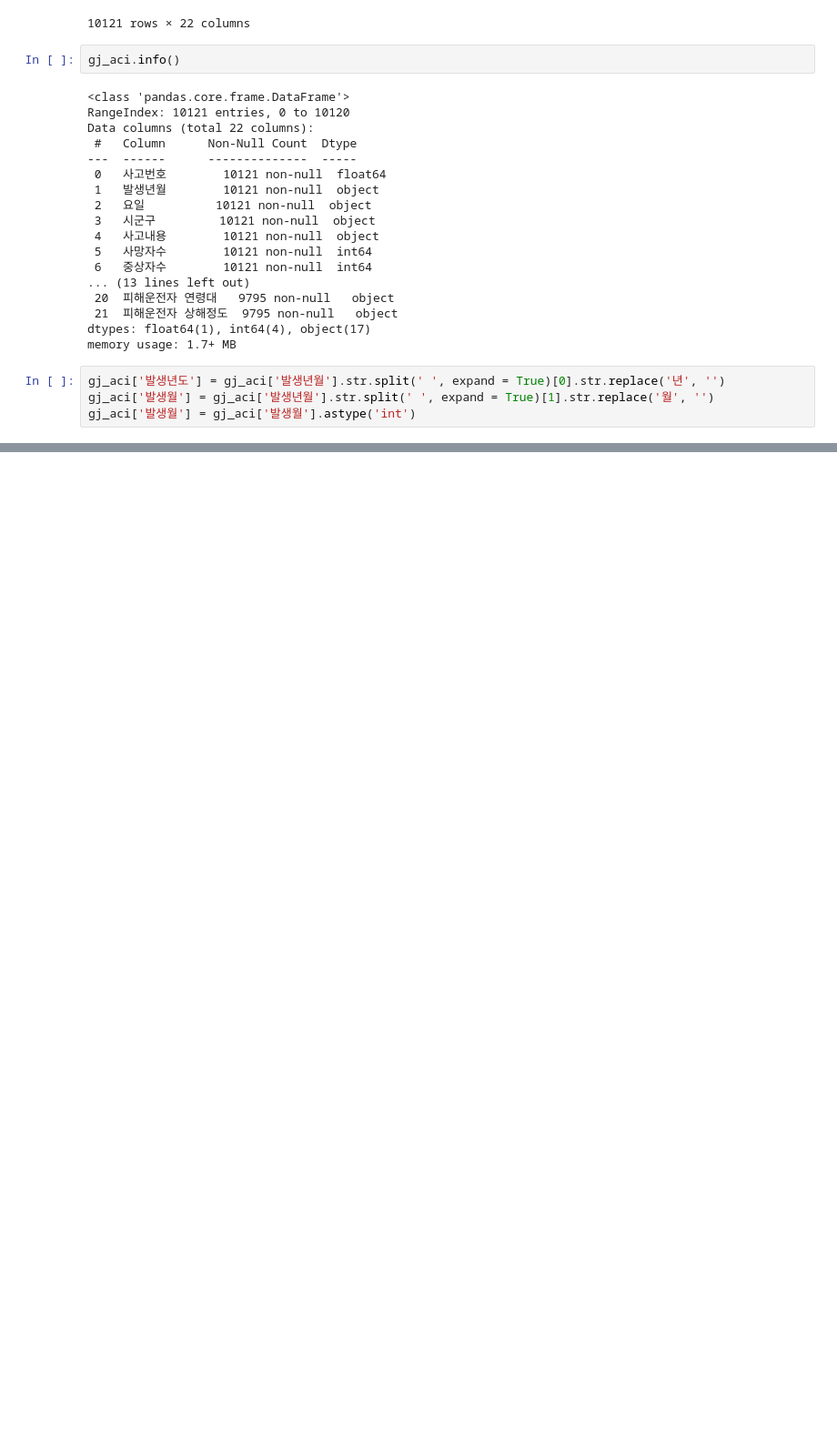
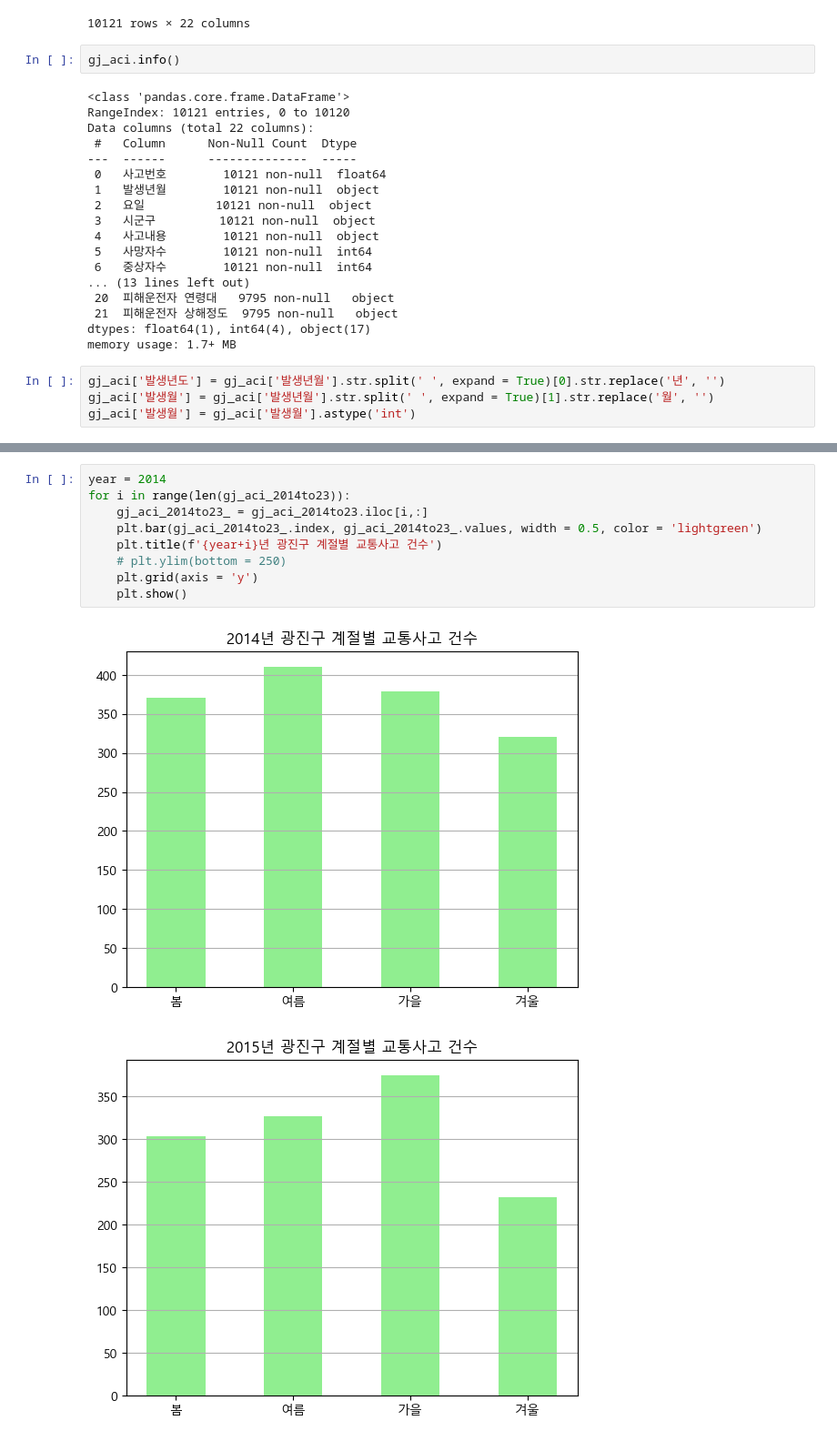
Before and after one commit to Git-Jeong/Data_hackathon_2025, a Jupyter notebook: Data_Analysis/광진구 계절별 사고건수 분석/광진구 계절별 사고건수 분석.ipynb, the cells around one changed output, grey strips where cells are left out. Shown at 91% size. Saved outputs shown, nothing was run; the diff lists cells and outputs as text; blank space fills up the shorter version.

```diff
--- a/Data_Analysis/광진구 계절별 사고건수 분석/광진구 계절별 사고건수 분석.ipynb
+++ b/Data_Analysis/광진구 계절별 사고건수 분석/광진구 계절별 사고건수 분석.ipynb
@@ -47,0 +107,12 @@ gj_aci['발생월'] = gj_aci['발생월'].astype('int')
+# %%
+year = 2014
+for i in range(len(gj_aci_2014to23)):
+    gj_aci_2014to23_ = gj_aci_2014to23.iloc[i,:]
+    plt.bar(gj_aci_2014to23_.index, gj_aci_2014to23_.values, width = 0.5, color = 'lightgreen')
+    plt.title(f'{year+i}년 광진구 계절별 교통사고 건수')
+    # plt.ylim(bottom = 250)
+    plt.grid(axis = 'y')
+    plt.show()
+# %% [output]
+[figure, added]
+[figure, added]
```
Also changed, not shown: parts of 6 cells of this notebook, 1 other file.
